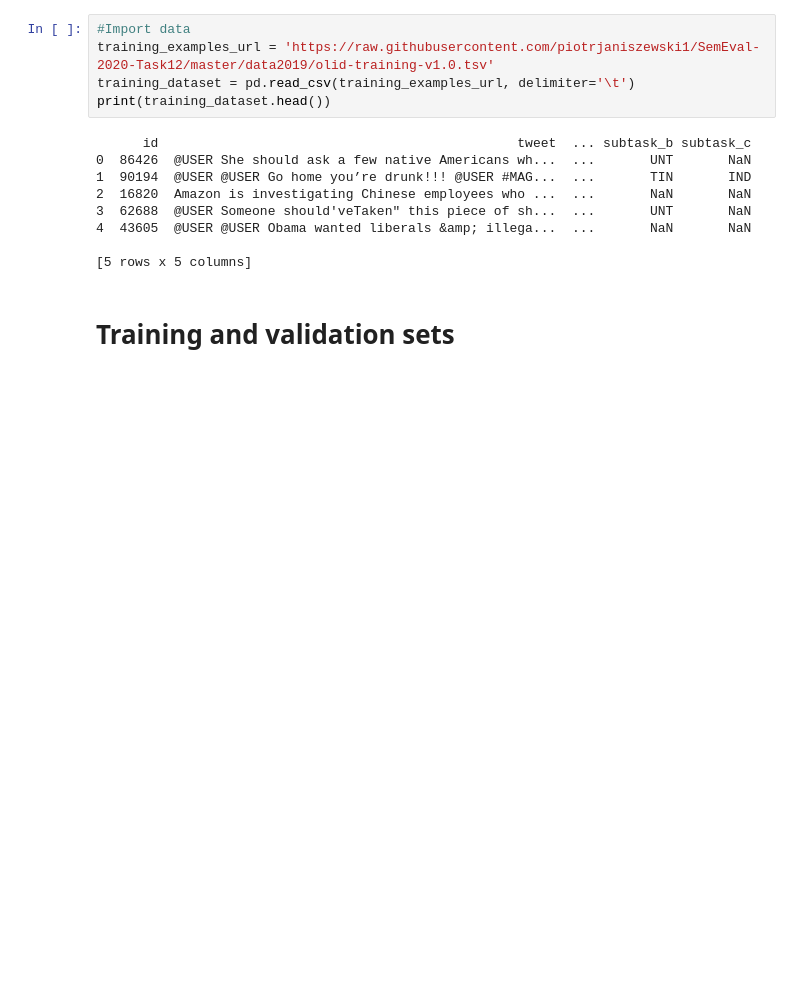
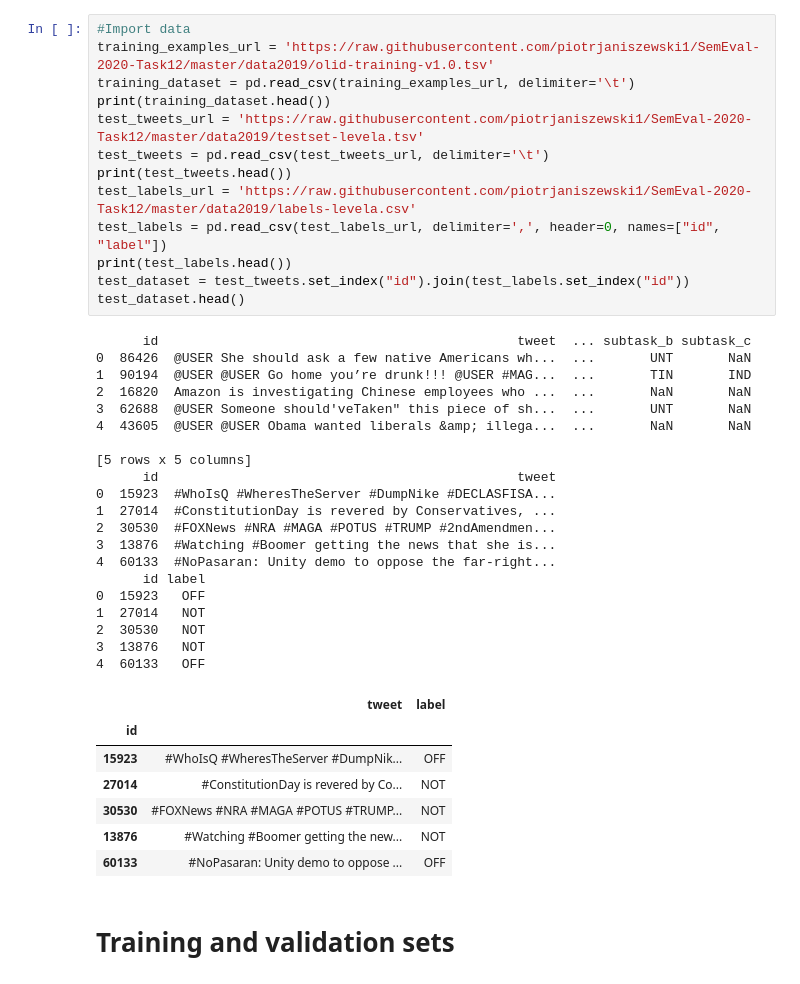
Before and after one commit to piotrjaniszewski1/Offensive-Language-Identification-and-Categorization, a Jupyter notebook: Ernie.ipynb, the cells around one changed output. Cells and saved outputs as stored; diff of their text form; blank space fills up the shorter version.

```diff
--- a/Ernie.ipynb
+++ b/Ernie.ipynb
@@ -93,17 +88,44 @@ log.handlers = []
 # %%
 #Import data
 training_examples_url = 'https://raw.githubusercontent.com/piotrjaniszewski1/SemEval-2020-Task12/master/data2019/olid-training-v1.0.tsv'
 training_dataset = pd.read_csv(training_examples_url, delimiter='\t')
 print(training_dataset.head())
+test_tweets_url = 'https://raw.githubusercontent.com/piotrjaniszewski1/SemEval-2020-Task12/master/data2019/testset-levela.tsv'
+test_tweets = pd.read_csv(test_tweets_url, delimiter='\t')
+print(test_tweets.head())
+test_labels_url = 'https://raw.githubusercontent.com/piotrjaniszewski1/SemEval-2020-Task12/master/data2019/labels-levela.csv'
+test_labels = pd.read_csv(test_labels_url, delimiter=',', header=0, names=["id", "label"])
+print(test_labels.head())
+test_dataset = test_tweets.set_index("id").join(test_labels.set_index("id"))
+test_dataset.head()
 # %% [output]
       id                                              tweet  ... subtask_b subtask_c
 0  86426  @USER She should ask a few native Americans wh...  ...       UNT       NaN
 1  90194  @USER @USER Go home you’re drunk!!! @USER #MAG...  ...       TIN       IND
 2  16820  Amazon is investigating Chinese employees who ...  ...       NaN       NaN
 3  62688  @USER Someone should'veTaken" this piece of sh...  ...       UNT       NaN
 4  43605  @USER @USER Obama wanted liberals &amp; illega...  ...       NaN       NaN
 
 [5 rows x 5 columns]
+      id                                              tweet
+0  15923  #WhoIsQ #WheresTheServer #DumpNike #DECLASFISA...
+1  27014  #ConstitutionDay is revered by Conservatives, ...
+2  30530  #FOXNews #NRA #MAGA #POTUS #TRUMP #2ndAmendmen...
+3  13876  #Watching #Boomer getting the news that she is...
+4  60133  #NoPasaran: Unity demo to oppose the far-right...
+      id label
+0  15923   OFF
+1  27014   NOT
+2  30530   NOT
+3  13876   NOT
+4  60133   OFF
+|  | tweet | label |
+| id |  |  |
+| 15923 | #WhoIsQ #WheresTheServer #DumpNik... | OFF |
+| 27014 | #ConstitutionDay is revered by Co... | NOT |
+| 30530 | #FOXNews #NRA #MAGA #POTUS #TRUMP... | NOT |
+| 13876 | #Watching #Boomer getting the new... | NOT |
+| 60133 | #NoPasaran: Unity demo to oppose ... | OFF |
 # %% [markdown]
 # **Training and validation sets**
 # %%
```
Also changed, not shown: parts of 24 cells of this notebook.
